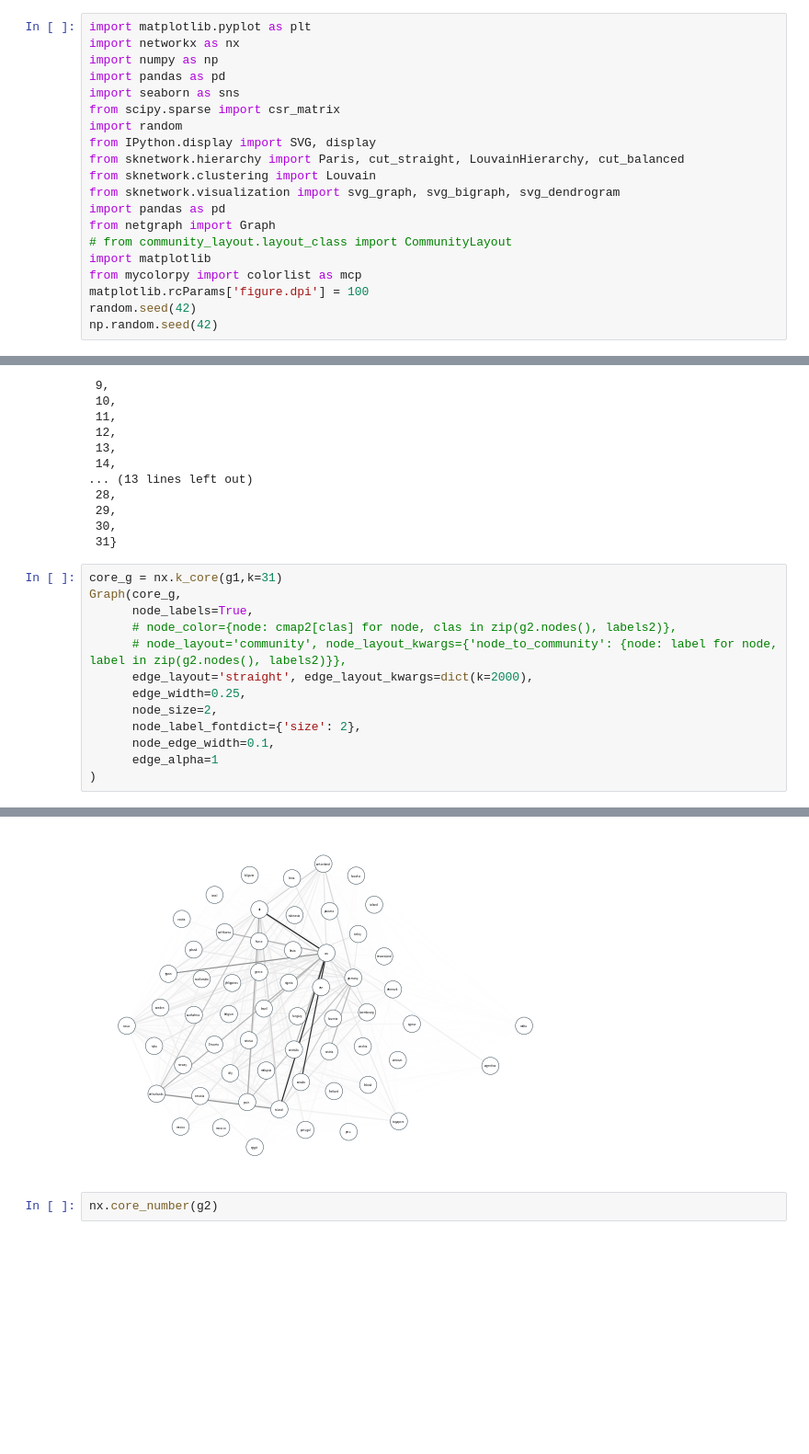
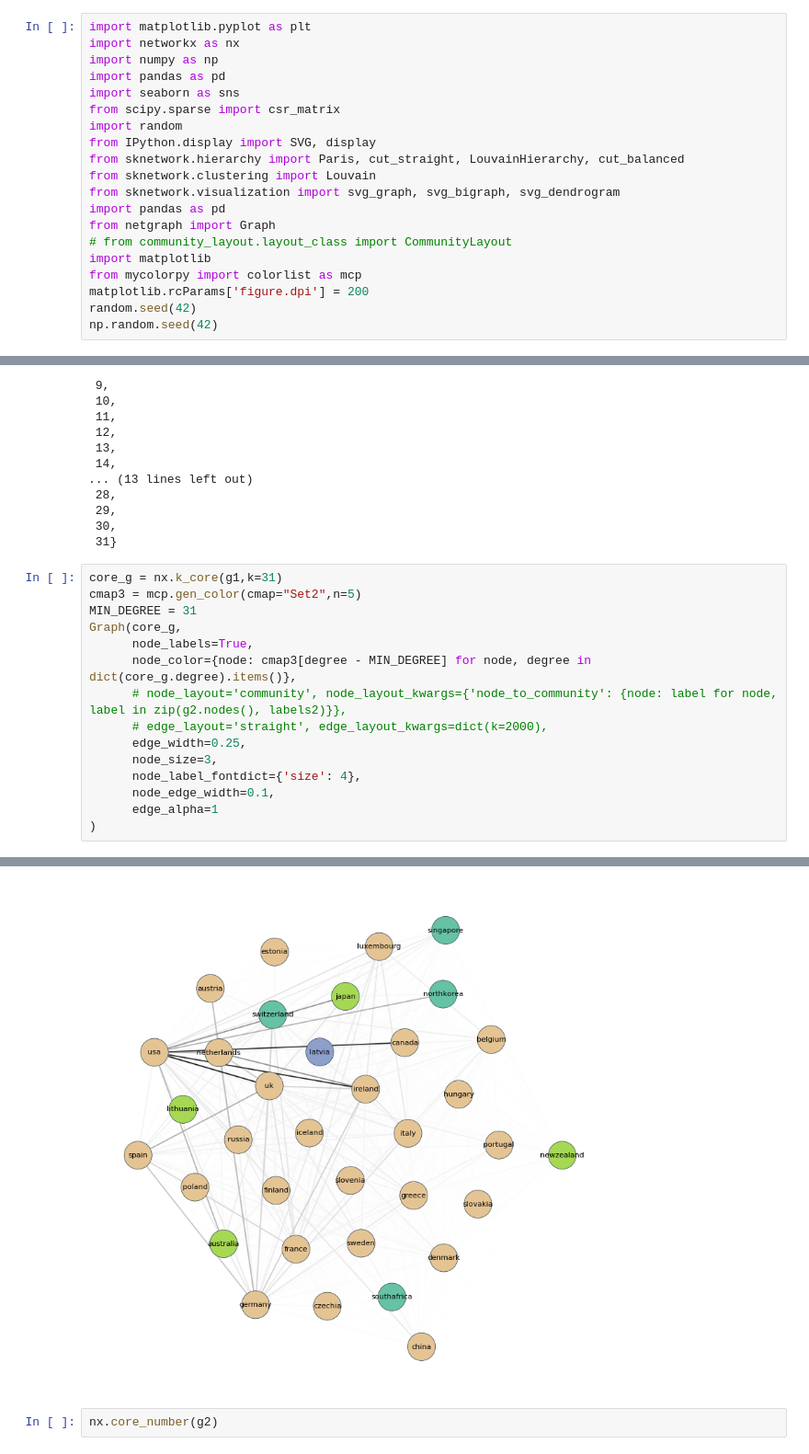
Before and after one commit to WojciechGierulski/TASS23Z, a Jupyter notebook: clustering/clustering.ipynb, the cells around one changed output, grey strips where cells are left out. Shown at 92% size. Drawn from its saved outputs; the diff is of its cells as text; blank space fills up the shorter version.

Commit message:
Colors added to k-cores

```diff
--- a/clustering/clustering.ipynb
+++ b/clustering/clustering.ipynb
@@ -15,7 +15,7 @@ from netgraph import Graph
 # from community_layout.layout_class import CommunityLayout
 import matplotlib
 from mycolorpy import colorlist as mcp
-matplotlib.rcParams['figure.dpi'] = 100
+matplotlib.rcParams['figure.dpi'] = 200
 random.seed(42)
 np.random.seed(42)
 # %%
@@ -295,20 +295,22 @@ set(core_dict.values())
  31}
 # %%
 core_g = nx.k_core(g1,k=31)
+cmap3 = mcp.gen_color(cmap="Set2",n=5)
+MIN_DEGREE = 31
 Graph(core_g,
       node_labels=True,
-      # node_color={node: cmap2[clas] for node, clas in zip(g2.nodes(), labels2)},
+      node_color={node: cmap3[degree - MIN_DEGREE] for node, degree in  dict(core_g.degree).items()},
       # node_layout='community', node_layout_kwargs={'node_to_community': {node: label for node, label in zip(g2.nodes(), labels2)}},
-      edge_layout='straight', edge_layout_kwargs=dict(k=2000),
+      # edge_layout='straight', edge_layout_kwargs=dict(k=2000),
       edge_width=0.25,
-      node_size=2,
-      node_label_fontdict={'size': 2},
+      node_size=3,
+      node_label_fontdict={'size': 4},
       node_edge_width=0.1,
       edge_alpha=1
 )
 # %% [output]
 <netgraph._main.Graph at 0x...>
-[figure, old version]
+[figure, new version]
 # %%
 nx.core_number(g2)
 # %% [output]
```
Also changed, not shown: parts of 9 cells of this notebook, 1 other file.
